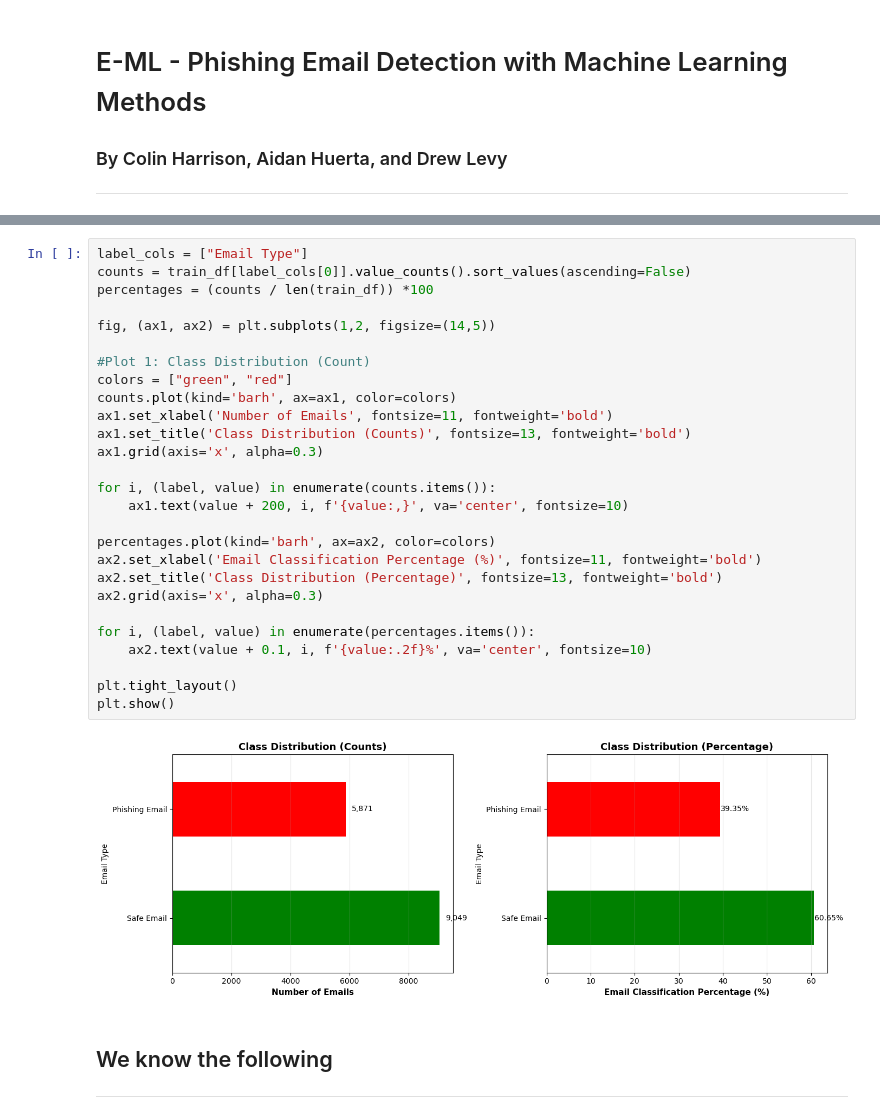
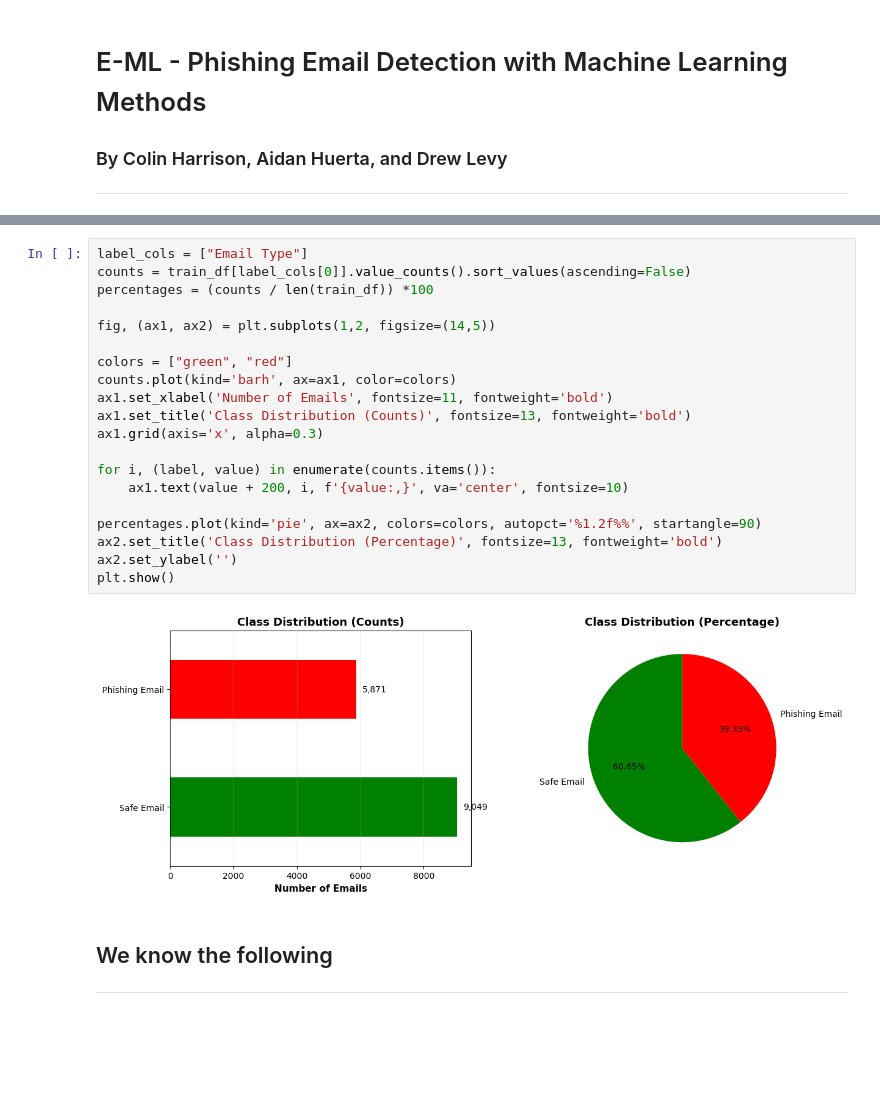
Before and after one commit to Drew-Levy/E-ML, a Jupyter notebook: E-ML.ipynb, the cells around one changed output, grey strips where cells are left out. Drawn from its saved outputs; the diff is of its cells as text; blank space fills up the shorter version.

```diff
--- a/E-ML.ipynb
+++ b/E-ML.ipynb
@@ -90,32 +89,25 @@ Below is a small sample of what the data we will be using looks like:
 # %%
 label_cols = ["Email Type"]
 counts = train_df[label_cols[0]].value_counts().sort_values(ascending=False)
 percentages = (counts / len(train_df)) *100
 
 fig, (ax1, ax2) = plt.subplots(1,2, figsize=(14,5))
 
-#Plot 1: Class Distribution (Count)
 colors = ["green", "red"]
 counts.plot(kind='barh', ax=ax1, color=colors)
 ax1.set_xlabel('Number of Emails', fontsize=11, fontweight='bold')
 ax1.set_title('Class Distribution (Counts)', fontsize=13, fontweight='bold')
 ax1.grid(axis='x', alpha=0.3)
 
 for i, (label, value) in enumerate(counts.items()):
     ax1.text(value + 200, i, f'{value:,}', va='center', fontsize=10)
 
-percentages.plot(kind='barh', ax=ax2, color=colors)
-ax2.set_xlabel('Email Classification Percentage (%)', fontsize=11, fontweight='bold')
+percentages.plot(kind='pie', ax=ax2, colors=colors, autopct='%1.2f%%', startangle=90)
 ax2.set_title('Class Distribution (Percentage)', fontsize=13, fontweight='bold')
-ax2.grid(axis='x', alpha=0.3)
-
-for i, (label, value) in enumerate(percentages.items()):
-    ax2.text(value + 0.1, i, f'{value:.2f}%', va='center', fontsize=10)
-
-plt.tight_layout()
+ax2.set_ylabel('')
 plt.show()
 # %% [output]
-[figure, old version]
+[figure, new version]
 # %% [markdown]
 ## We know the following
 ---
```
Also changed, not shown: parts of 6 cells of this notebook.
